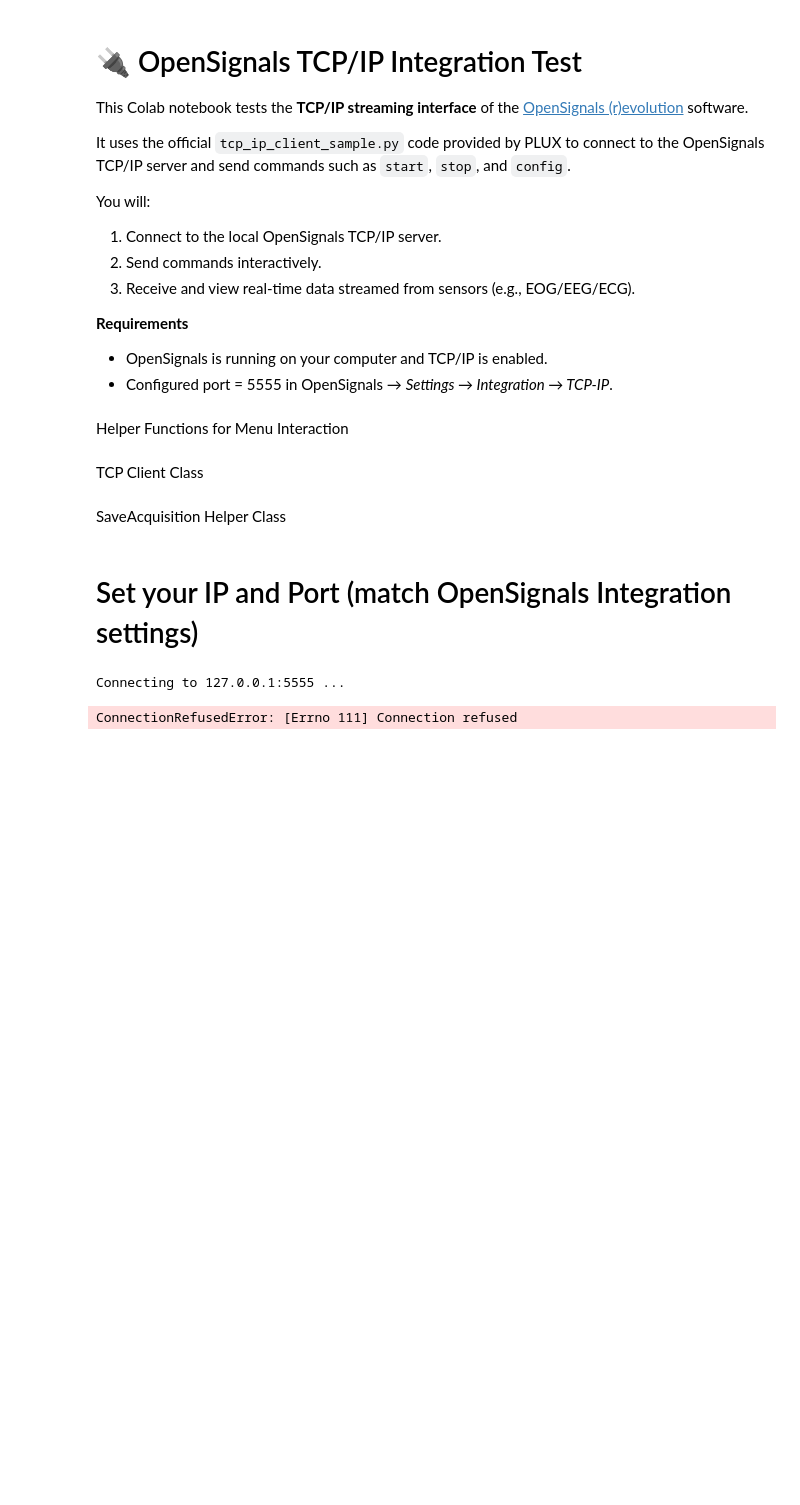
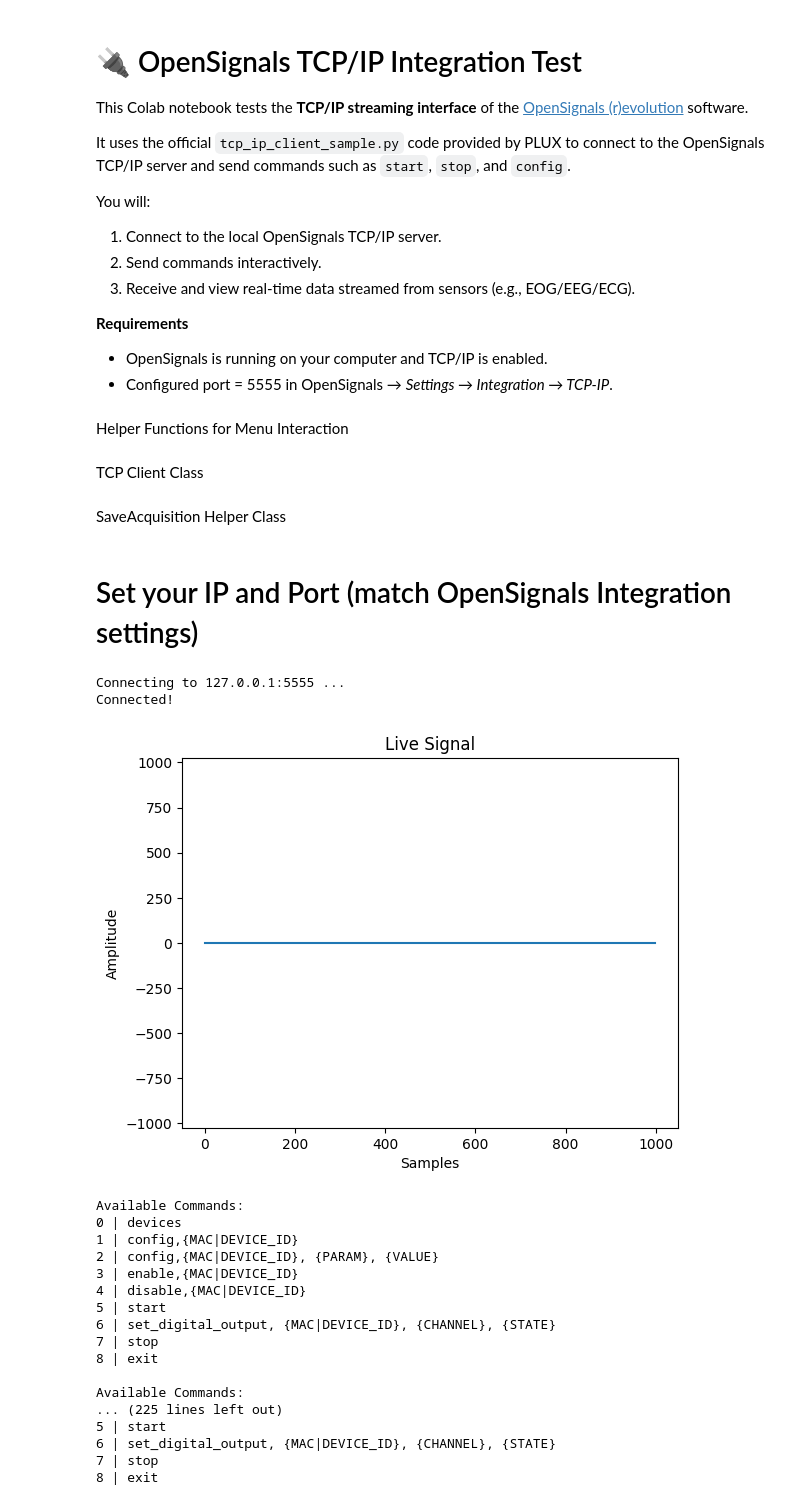
Before and after one commit to callaunchpad/Oculy, a Jupyter notebook: tutorials/live_data_access_script.ipynb, the cells around one changed output. Saved outputs shown, nothing was run; the diff lists cells and outputs as text; code cells hidden in the pictures; blank space fills up the shorter version.

Commit message:
Added live data access scripts

```diff
--- a/tutorials/live_data_access_script.ipynb
+++ b/tutorials/live_data_access_script.ipynb
@@ -132,7 +136,14 @@ class TCPClient:
                     try:
                         message = json.loads(message)
                         message = message["returnData"]
-                        print("Received data packet:", message)
+                        try:
+                            samples = message["returnData"]["data"]
+                            if len(samples) > 0:
+                                # Each sample frame may have multiple channels; take first channel only
+                                sample_val = samples[0][0] if isinstance(samples[0], list) else samples[0]
+                                plotter.update(sample_val)
+                        except Exception as e:
+                            print("Plot update error:", e)
                     except Exception as e:
                         print("Error decoding:", e)
 
@@ -189,25 +200,68 @@ class SaveAcquisition:
 
     def getHasHeader(self):
         return self.hasHeader
+# %%
+class LivePlot:
+    def __init__(self, window_size=1000, sampling_rate=1000):
+        self.window_size = window_size
+        self.sampling_rate = sampling_rate
+        self.data = deque([0]*window_size, maxlen=window_size)
+
+        self.fig, self.ax = plt.subplots()
+        self.line, = self.ax.plot(range(window_size), list(self.data))
+        self.ax.set_ylim(-1024, 1024)  # adjust depending on your signal amplitude
+        self.ax.set_title("Live Signal")
+        self.ax.set_xlabel("Samples")
+        self.ax.set_ylabel("Amplitude")
+
+        plt.ion()
+        plt.show(block=False)
+
+    def update(self, new_sample):
+        """Append new value and update the plot."""
+        self.data.append(new_sample)
+        self.line.set_ydata(self.data)
+        self.ax.draw_artist(self.ax.patch)
+        self.ax.draw_artist(self.line)
+        self.fig.canvas.flush_events()
 # %% [markdown]
 # Set your IP and Port (match OpenSignals Integration settings)
 # %%
 client = TCPClient(ip='127.0.0.1', port=5555)
 client.connect()
+plotter = LivePlot(window_size=1000, sampling_rate=1000)
 client.start()
 
 while True:
     show_menu()
     user_action = input("Select action: ")
     if user_action == '5':
         client.setIsAcquiring(True)
     elif user_action == '7':
         client.setIsAcquiring(False)
     elif user_action == '8':
         client.stop()
         break
     msg = action_decode(user_action)
     client.addMsgToSend(msg)
 # %% [output]
 Connecting to 127.0.0.1:5555 ...
+Connected!
+[figure, added]
-ConnectionRefusedError: [Errno 111] Connection refused
+Available Commands:
+0 | devices
+1 | config,{MAC|DEVICE_ID}
+2 | config,{MAC|DEVICE_ID}, {PARAM}, {VALUE}
+3 | enable,{MAC|DEVICE_ID}
+4 | disable,{MAC|DEVICE_ID}
+5 | start
+6 | set_digital_output, {MAC|DEVICE_ID}, {CHANNEL}, {STATE}
+7 | stop
+8 | exit
+
+Available Commands:
+... (225 lines left out)
+5 | start
+6 | set_digital_output, {MAC|DEVICE_ID}, {CHANNEL}, {STATE}
+7 | stop
+8 | exit
```
Also changed, not shown: parts of 1 cell of this notebook, 1 other file.
